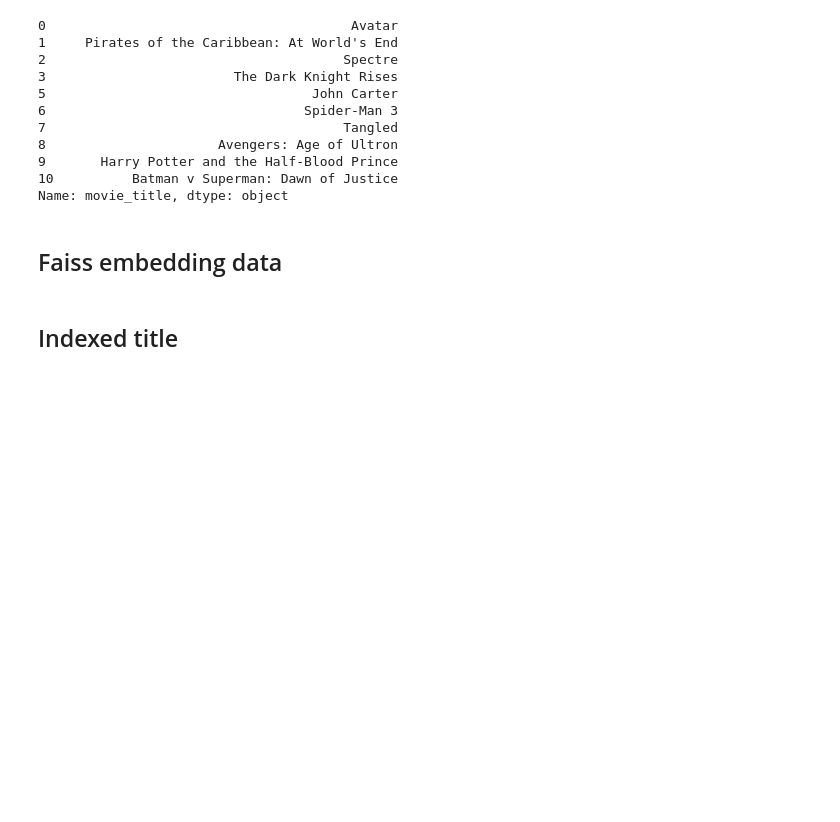
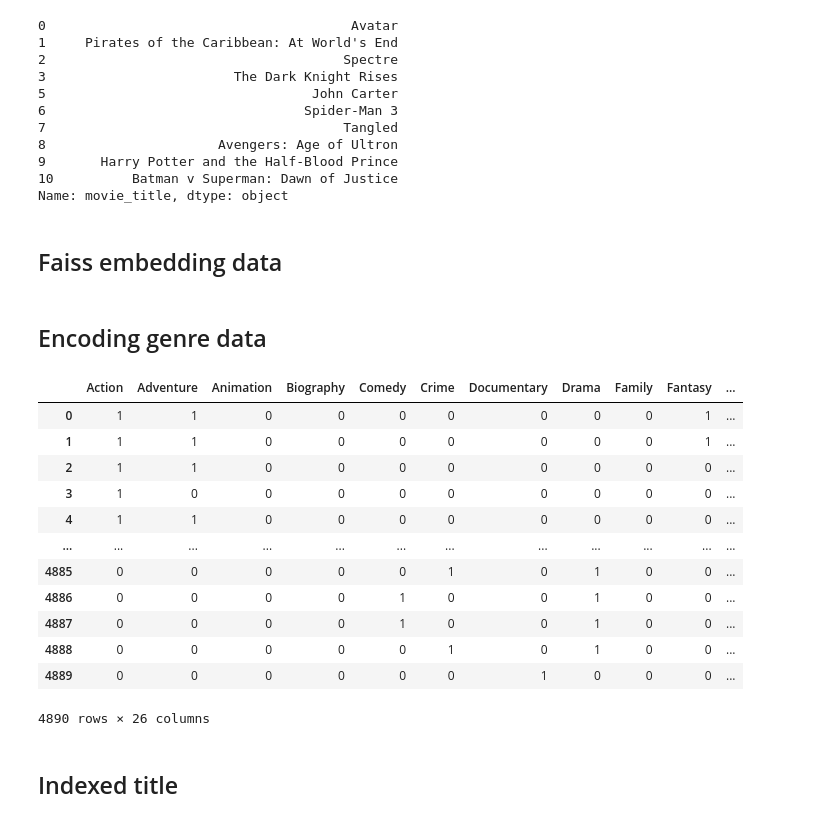
Before and after one commit to Djax05/Movie-Recommender, a Jupyter notebook: notebooks/data_analysis.ipynb, the cells around one changed output. Drawn from its saved outputs; the diff is of its cells as text; code cells hidden in the pictures; blank space fills up the shorter version.

```diff
--- a/notebooks/data_analysis.ipynb
+++ b/notebooks/data_analysis.ipynb
@@ -184,6 +175,32 @@ data["embedding_data"] = (
     data['clean_keywords'] + " genre: " +
     data["clean_genres"]
 )
+# %% [markdown]
+## Encoding genre data
+# %%
+data["genre_list"] = data["genres"].apply(lambda x: x.split("|"))
+# %%
+mlb = MultiLabelBinarizer()
+# %%
+encoded_data = mlb.fit_transform(data['genre_list'])
+# %%
+encoded_data = pd.DataFrame(encoded_data, columns=mlb.classes_)
+# %%
+encoded_data
+# %% [output]
+|  | Action | Adventure | Animation | Biography | Comedy | Crime | Documentary | Drama | Family | Fantasy | ... |
+| 0 | 1 | 1 | 0 | 0 | 0 | 0 | 0 | 0 | 0 | 1 | ... |
+| 1 | 1 | 1 | 0 | 0 | 0 | 0 | 0 | 0 | 0 | 1 | ... |
+| 2 | 1 | 1 | 0 | 0 | 0 | 0 | 0 | 0 | 0 | 0 | ... |
+| 3 | 1 | 0 | 0 | 0 | 0 | 0 | 0 | 0 | 0 | 0 | ... |
+| 4 | 1 | 1 | 0 | 0 | 0 | 0 | 0 | 0 | 0 | 0 | ... |
+| ... | ... | ... | ... | ... | ... | ... | ... | ... | ... | ... | ... |
+| 4885 | 0 | 0 | 0 | 0 | 0 | 1 | 0 | 1 | 0 | 0 | ... |
+| 4886 | 0 | 0 | 0 | 0 | 1 | 0 | 0 | 1 | 0 | 0 | ... |
+| 4887 | 0 | 0 | 0 | 0 | 1 | 0 | 0 | 1 | 0 | 0 | ... |
+| 4888 | 0 | 0 | 0 | 0 | 0 | 1 | 0 | 1 | 0 | 0 | ... |
+| 4889 | 0 | 0 | 0 | 0 | 0 | 0 | 1 | 0 | 0 | 0 | ... |
+4890 rows × 26 columns
 # %% [markdown]
 ## Indexed title
 # %%
```
Also changed, not shown: parts of 16 cells of this notebook, 12 other files.
